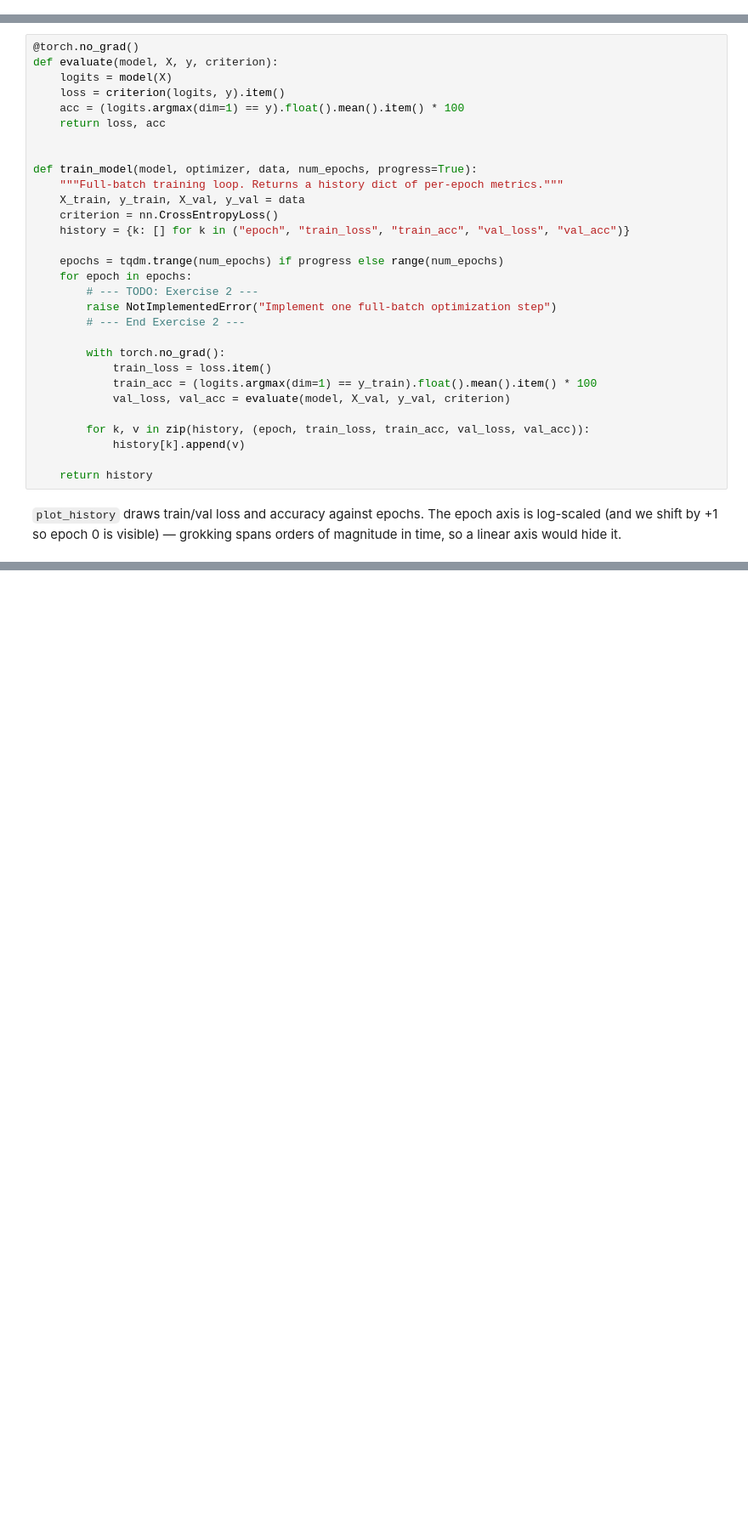
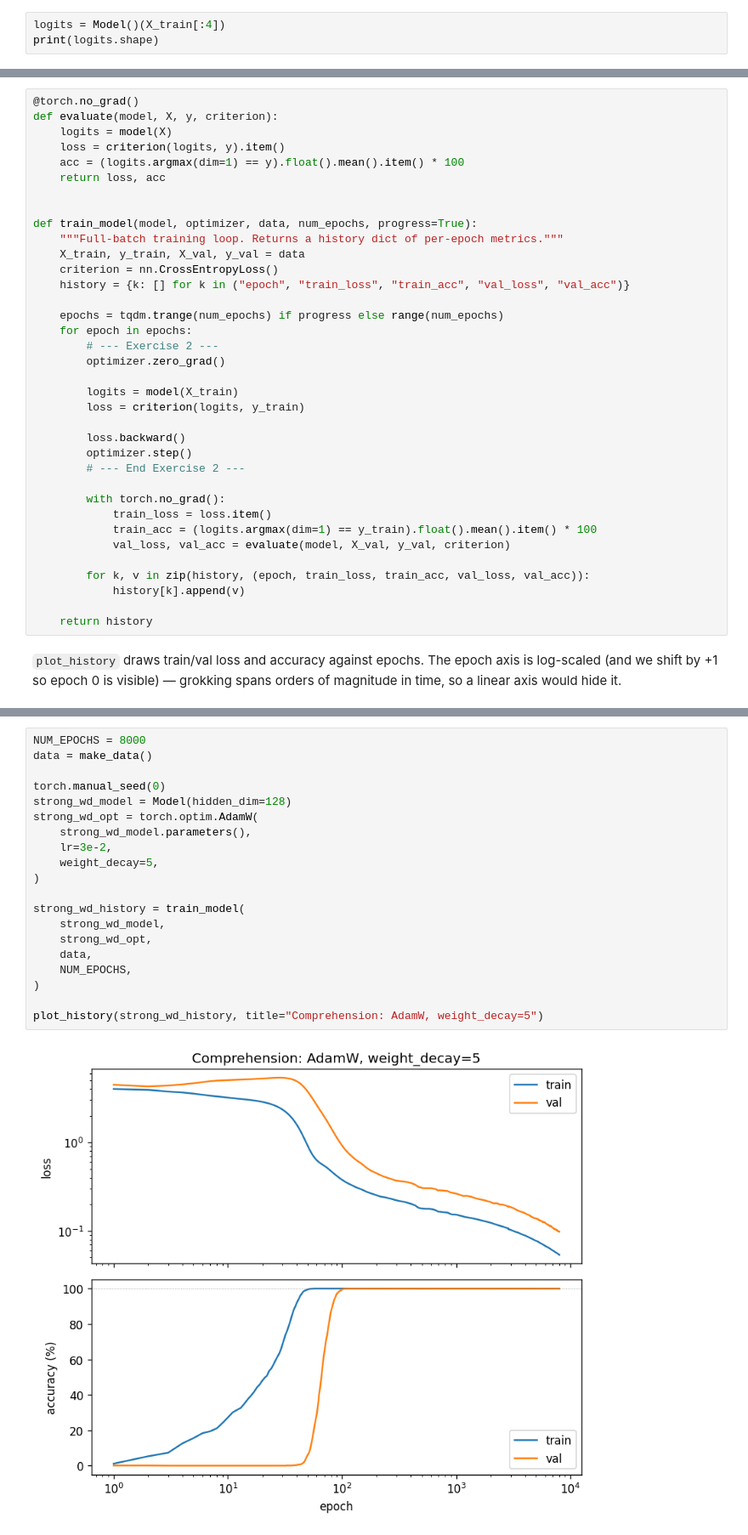
Before and after one commit to Hunter121311-dev/Rlab, a Jupyter notebook: stochastyczne/Lab13/instructions.ipynb, the cells around one changed output, grey strips where cells are left out. Shown at 85% size. Drawn from its saved outputs; the diff is of its cells as text; blank space fills up the shorter version.

```diff
--- a/stochastyczne/Lab13/instructions.ipynb
+++ b/stochastyczne/Lab13/instructions.ipynb
@@ -149,0 +148,3 @@ class Model(nn.Module):
+# %%
+logits = Model()(X_train[:4])
+print(logits.shape)
@@ -179,8 +182,14 @@ def train_model(model, optimizer, data, num_epochs, progress=True):
 
     epochs = tqdm.trange(num_epochs) if progress else range(num_epochs)
     for epoch in epochs:
-        # --- TODO: Exercise 2 ---
-        raise NotImplementedError("Implement one full-batch optimization step")
+        # --- Exercise 2 ---
+        optimizer.zero_grad()
+
+        logits = model(X_train)
+        loss = criterion(logits, y_train)
+
+        loss.backward()
+        optimizer.step()
         # --- End Exercise 2 ---
 
         with torch.no_grad():
@@ -248,3 +271,25 @@ Then answer:
   `wd=5`?
 - Why does *stronger* weight decay *remove* the grokking delay?
 - What happens with `weight_decay=0`? Try it.
+# %%
+NUM_EPOCHS = 8000
+data = make_data()
+
+torch.manual_seed(0)
+strong_wd_model = Model(hidden_dim=128)
+strong_wd_opt = torch.optim.AdamW(
+    strong_wd_model.parameters(),
+    lr=3e-2,
+    weight_decay=5,
+)
+
+strong_wd_history = train_model(
+    strong_wd_model,
+    strong_wd_opt,
+    data,
+    NUM_EPOCHS,
+)
+
+plot_history(strong_wd_history, title="Comprehension: AdamW, weight_decay=5")
+# %% [output]
+[figure, added]
```
Also changed, not shown: parts of 19 cells of this notebook, 7 other files.
